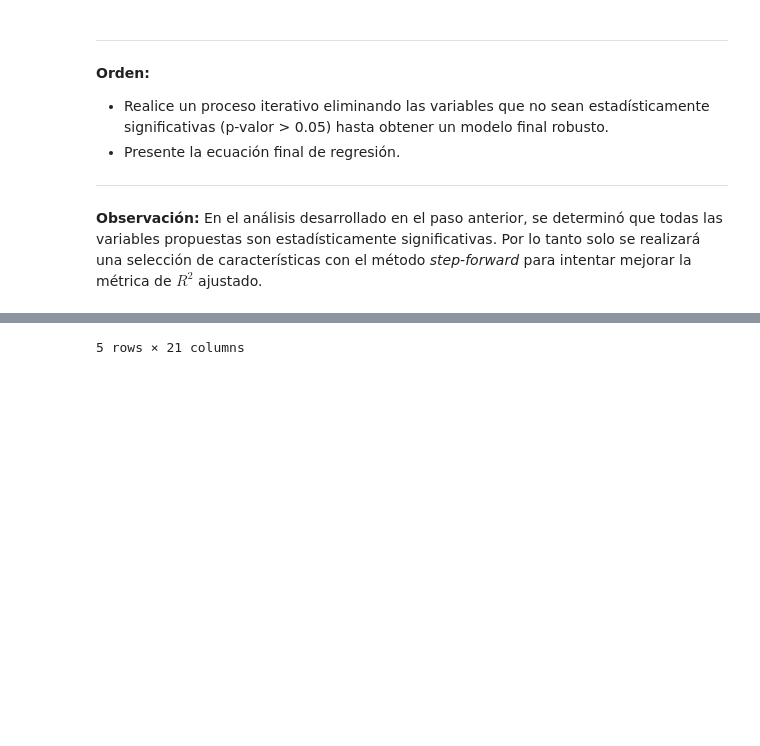
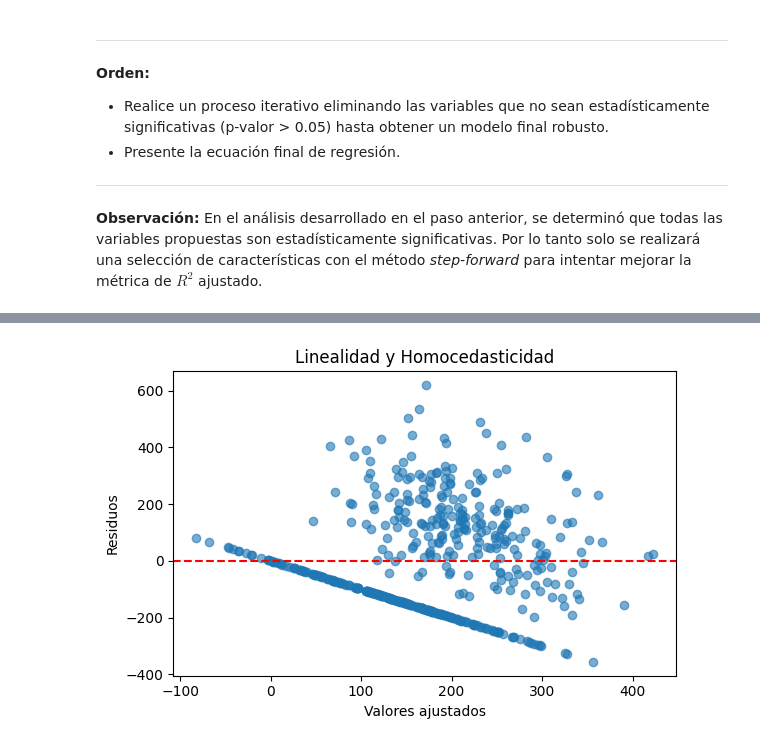
Before and after one commit to cuzco-t/tech_store, a Jupyter notebook: analysis.ipynb, the cells around one changed output, grey strips where cells are left out. Drawn from its saved outputs; the diff is of its cells as text; code cells hidden in the pictures; blank space fills up the shorter version.

```diff
--- a/analysis.ipynb
+++ b/analysis.ipynb
@@ -413,11 +413,14 @@ while True:
     else:
         break
 
+if 'const' in included:
+    included.remove('const')
+
 X_final = sm.add_constant(df[included])
-modelo = sm.OLS(y, X_final).fit()
+model = sm.OLS(y, X_final).fit()
 
 print("\n=== RESUMEN DEL MODELO SELECCIONADO ===")
-print(modelo.summary())
+print(model.summary())
 # %% [output]
 === RESUMEN DEL MODELO SELECCIONADO ===
                             OLS Regression Results
@@ -441,11 +463,13 @@ Notes:
 # %%
-df_copy = df.copy()
-df_copy.drop(columns=['cliente_id'], inplace=True)
-df_copy = pd.get_dummies(df_copy, columns=['genero', 'tipo_cliente', 'region', 'dia_semana'], drop_first=True)
-df_copy.replace({'uso_chatbot_ia': {'Si': True, 'No': False}}, inplace=True)
+residuals = model.resid
+fitted_values = model.fittedvalues
 
-bool_cols = df_copy.select_dtypes(include='bool').columns
-df_copy[bool_cols] = df_copy[bool_cols].astype(int)
-
-df_copy.head()
+plt.figure(figsize=(6, 4))
+plt.scatter(fitted_values, residuals, alpha=0.6)
+plt.axhline(0, color='red', linestyle='--')
+plt.xlabel('Valores ajustados')
+plt.ylabel('Residuos')
+plt.title('Linealidad y Homocedasticidad')
+plt.tight_layout()
+plt.show()
 # %% [output]
@@ -458,2 +476,2 @@ df_copy.head()
-5 rows × 21 columns
+[figure, added]
 # %%
```
Also changed, not shown: parts of 18 cells of this notebook, 1 other file.
